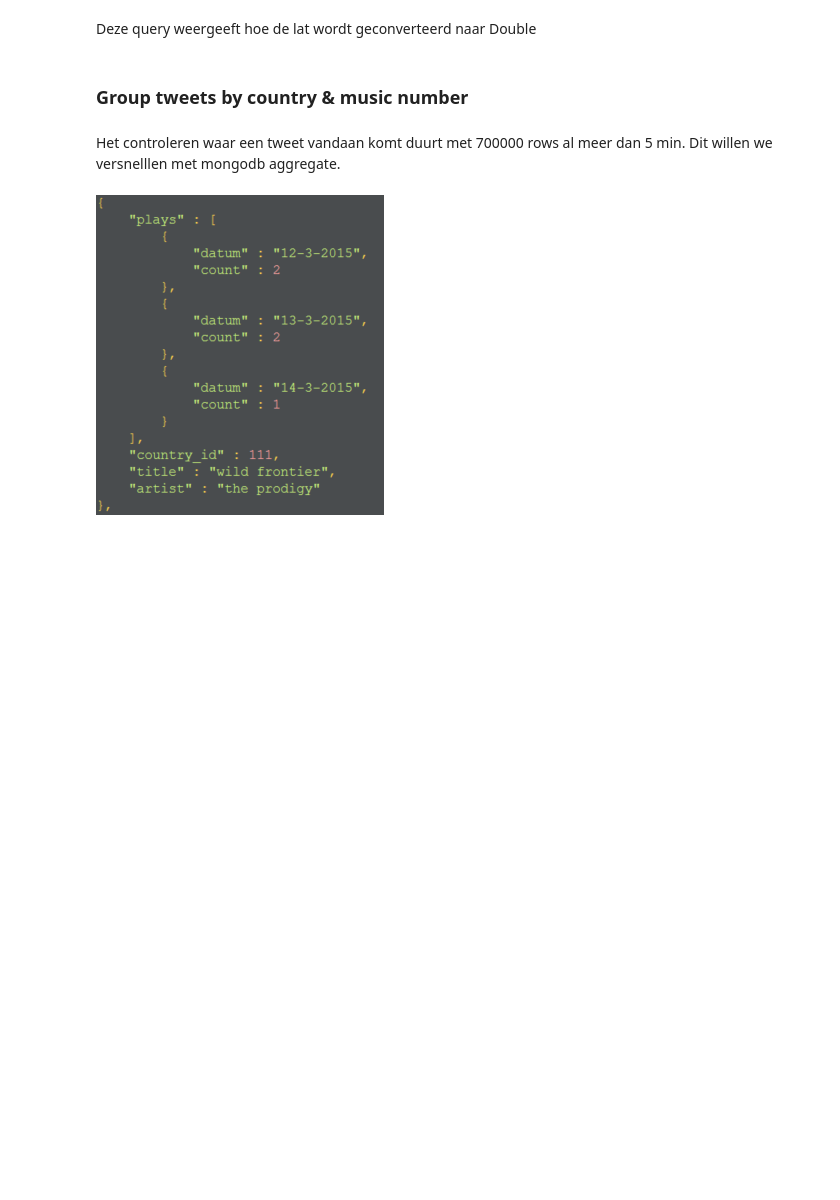
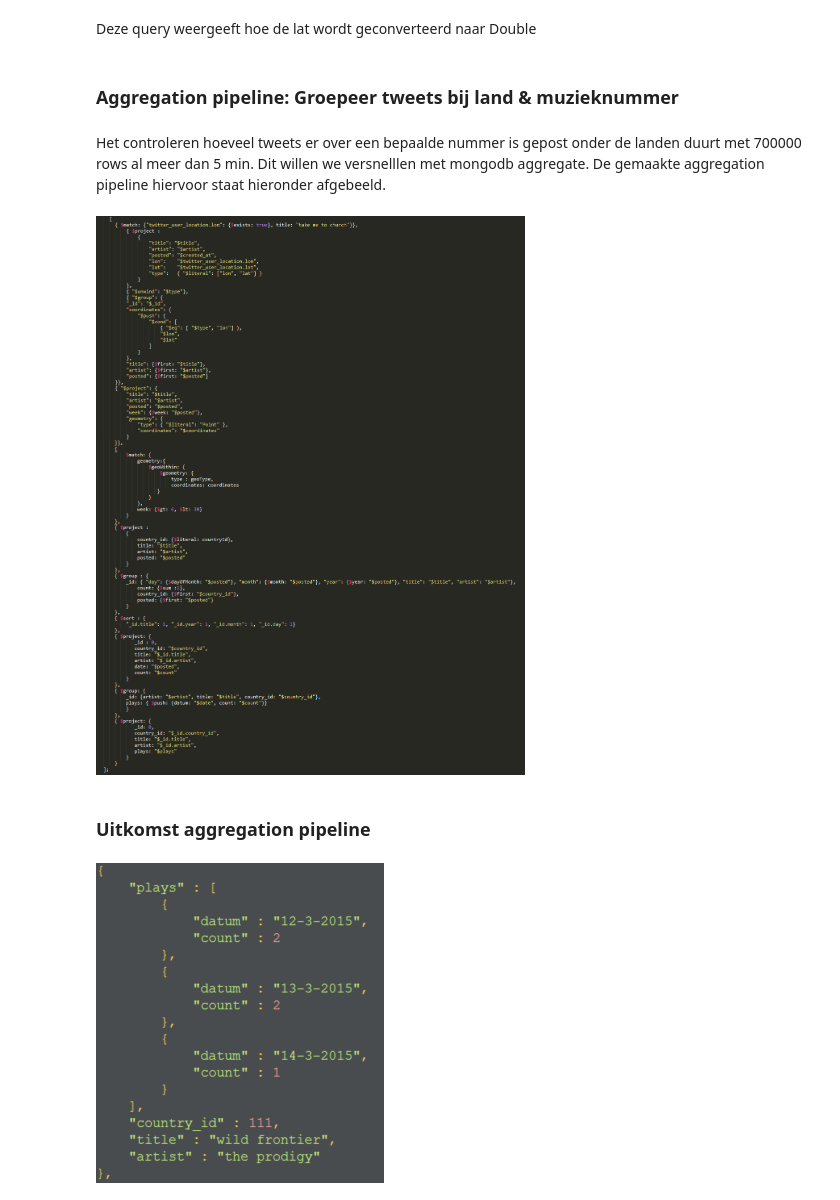
Before and after one commit to StijnAvdL/labjournaal, a Jupyter notebook: 03-23 Hoeveel tweets per land.ipynb, the cells around one changed output. Drawn from its saved outputs; the diff is of its cells as text; code cells hidden in the pictures; blank space fills up the shorter version.

```diff
--- a/03-23 Hoeveel tweets over één muzieknummer per land.ipynb
+++ b/03-23 Hoeveel tweets per land.ipynb
@@ -16,10 +19,16 @@ Image(filename='images/convert_longlat_to_double.png')
 [figure]
 # %% [markdown]
 Deze query weergeeft hoe de lat wordt geconverteerd naar Double
-# %% [markdown]
-### Group tweets by country & music number
+# %% [markdown]
+### Aggregation pipeline: Groepeer tweets bij land & muzieknummer
 # %% [markdown]
-Het controleren waar een tweet vandaan komt duurt met 700000 rows al meer dan 5 min. Dit willen we versnelllen met mongodb aggregate.
+Het controleren hoeveel tweets er over een bepaalde nummer is gepost onder de landen duurt met 700000 rows al meer dan 5 min. Dit willen we versnelllen met mongodb aggregate. De gemaakte aggregation pipeline hiervoor staat hieronder afgebeeld.
+# %%
+Image(filename='images/aggregation_pipeline.png')
+# %% [output]
+[figure, added]
+# %% [markdown]
+### Uitkomst aggregation pipeline
 # %%
 from IPython.display import Image
 Image(filename='images/row_countrySongs.png')
```
Also changed, not shown: parts of 7 cells of this notebook, 8 other files.
